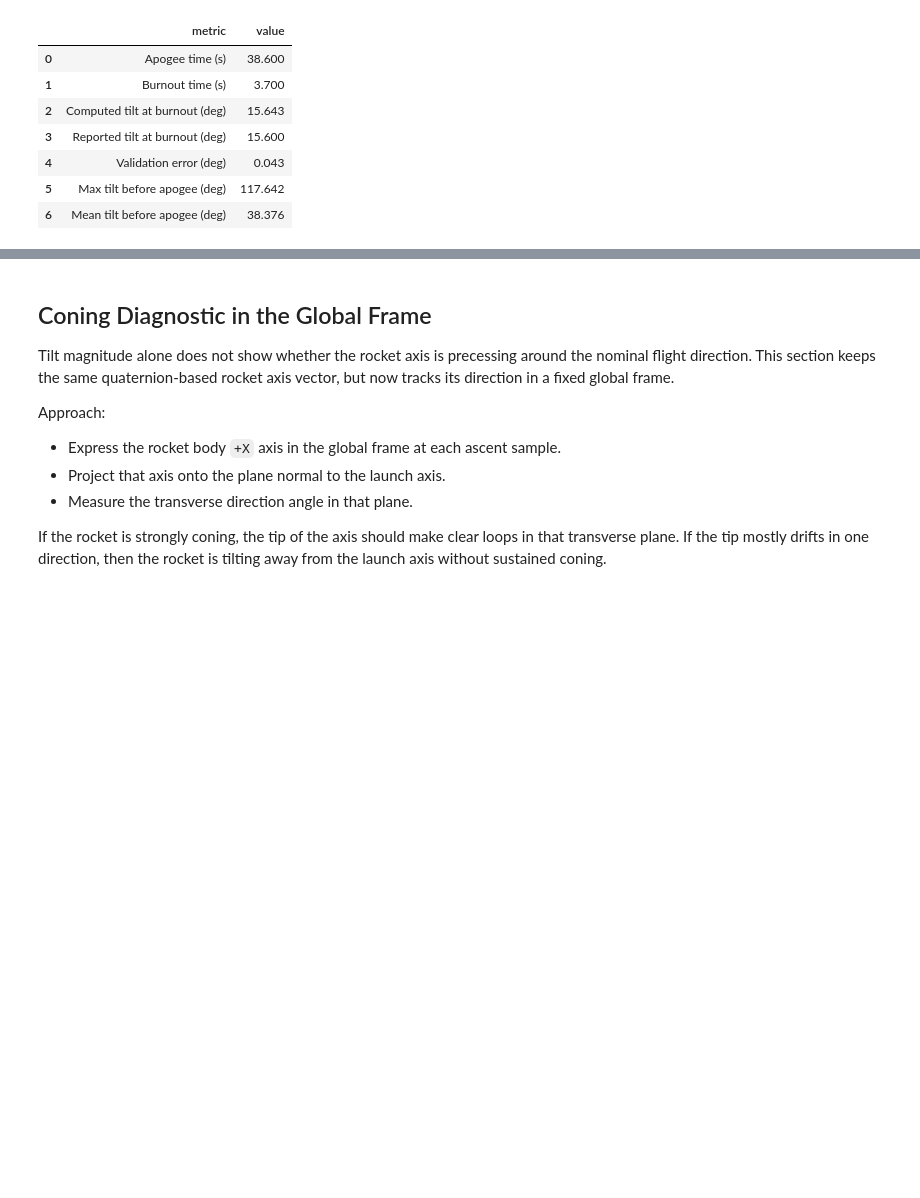
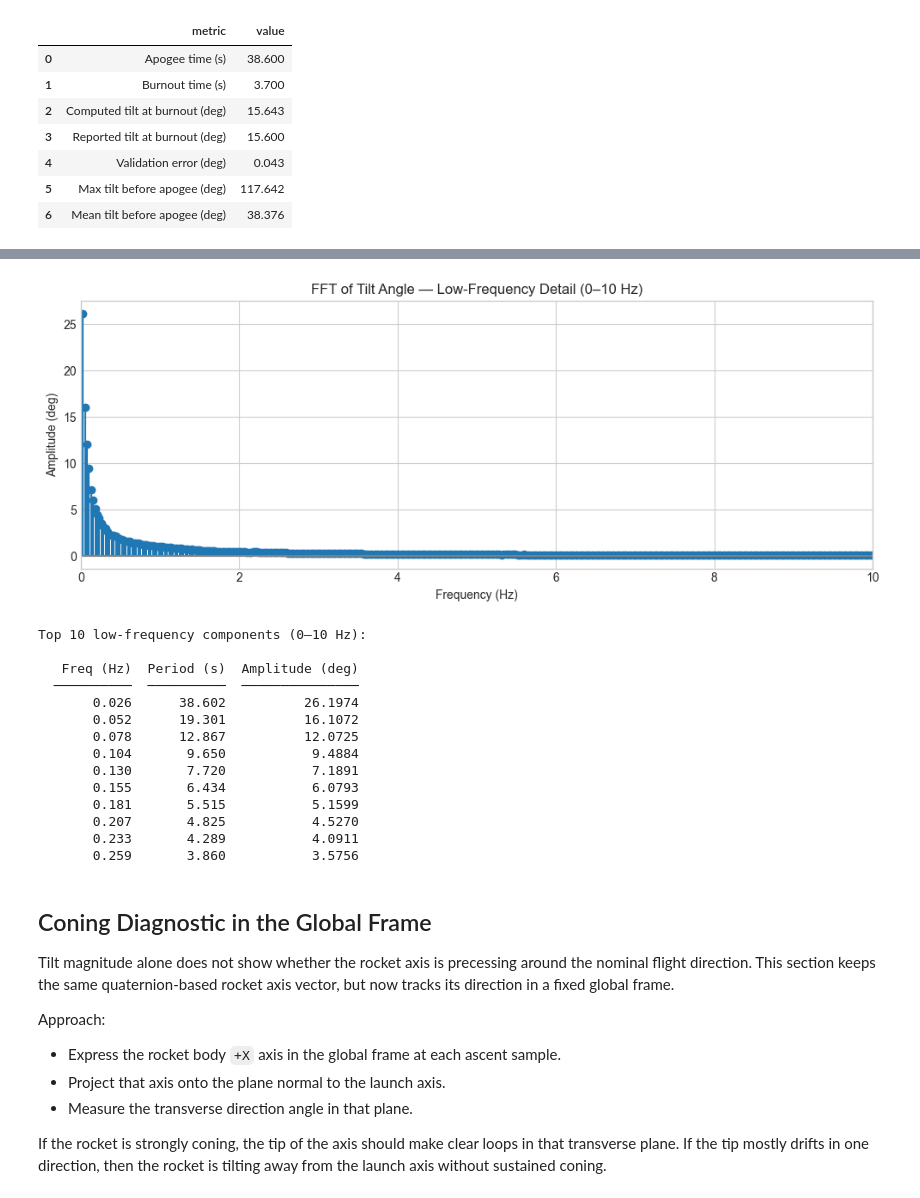
Before and after one commit to VoicefulEmu/DataAnalysisSnowbirdTest, a Jupyter notebook: code/tilt_angle_analysis.ipynb, the cells around one changed output, grey strips where cells are left out. Drawn from its saved outputs; the diff is of its cells as text; code cells hidden in the pictures; blank space fills up the shorter version.

```diff
--- a/code/tilt_angle_analysis.ipynb
+++ b/code/tilt_angle_analysis.ipynb
@@ -197,3 +252,45 @@ Name: 19291, dtype: object
+# %%
+# Low-frequency detail: zoom into 0–10 Hz range
+low_freq_mask = (fft_freqs > 0) & (fft_freqs <= 10.0)
+
+fig, ax = plt.subplots(figsize=(10, 4))
+ax.stem(fft_freqs[low_freq_mask], fft_magnitude[low_freq_mask],
+        linefmt="tab:blue", markerfmt="o", basefmt="grey")
+ax.set_title("FFT of Tilt Angle — Low-Frequency Detail (0–10 Hz)")
+ax.set_xlabel("Frequency (Hz)")
+ax.set_ylabel("Amplitude (deg)")
+ax.set_xlim(0.0, 10.0)
+fig.tight_layout()
+plt.show()
+
+# Print top 10 low-frequency peaks
+low_magnitudes = fft_magnitude[low_freq_mask]
+low_freqs = fft_freqs[low_freq_mask]
+peak_indices = np.argsort(low_magnitudes)[::-1][:10]
+print("Top 10 low-frequency components (0–10 Hz):\n")
+print(f"  {'Freq (Hz)':>10}  {'Period (s)':>10}  {'Amplitude (deg)':>15}")
+print(f"  {'─'*10}  {'─'*10}  {'─'*15}")
+for idx in peak_indices:
+    freq = low_freqs[idx]
+    amp = low_magnitudes[idx]
+    period = 1.0 / freq if freq > 0 else np.inf
+    print(f"  {freq:10.3f}  {period:10.3f}  {amp:15.4f}")
+# %% [output]
+[figure, added]
+Top 10 low-frequency components (0–10 Hz):
+
+   Freq (Hz)  Period (s)  Amplitude (deg)
+  ──────────  ──────────  ───────────────
+       0.026      38.602          26.1974
+       0.052      19.301          16.1072
+       0.078      12.867          12.0725
+       0.104       9.650           9.4884
+       0.130       7.720           7.1891
+       0.155       6.434           6.0793
+       0.181       5.515           5.1599
+       0.207       4.825           4.5270
+       0.233       4.289           4.0911
+       0.259       3.860           3.5756
 # %% [markdown]
 ## Coning Diagnostic in the Global Frame
 
```
Also changed, not shown: parts of 6 cells of this notebook, 6 other files.
